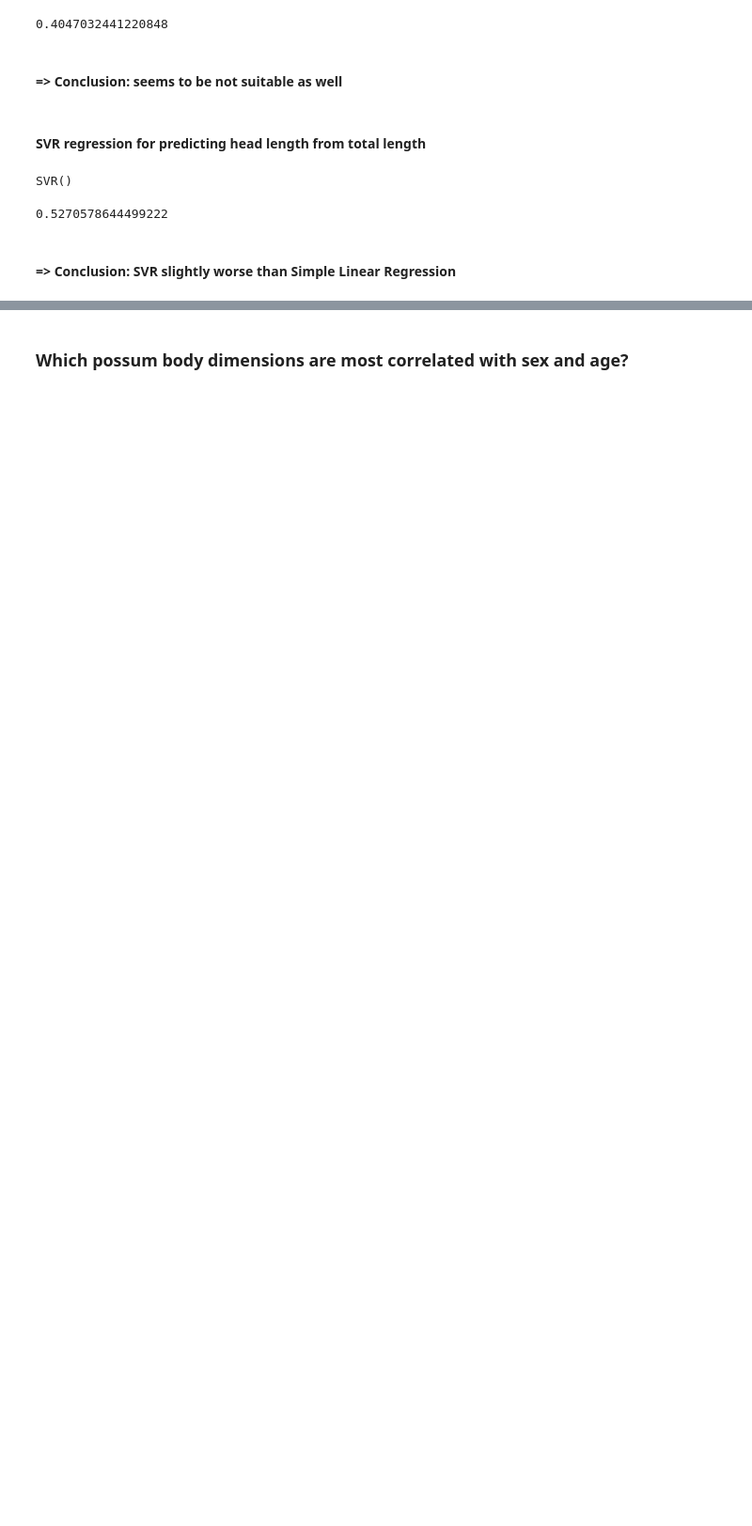
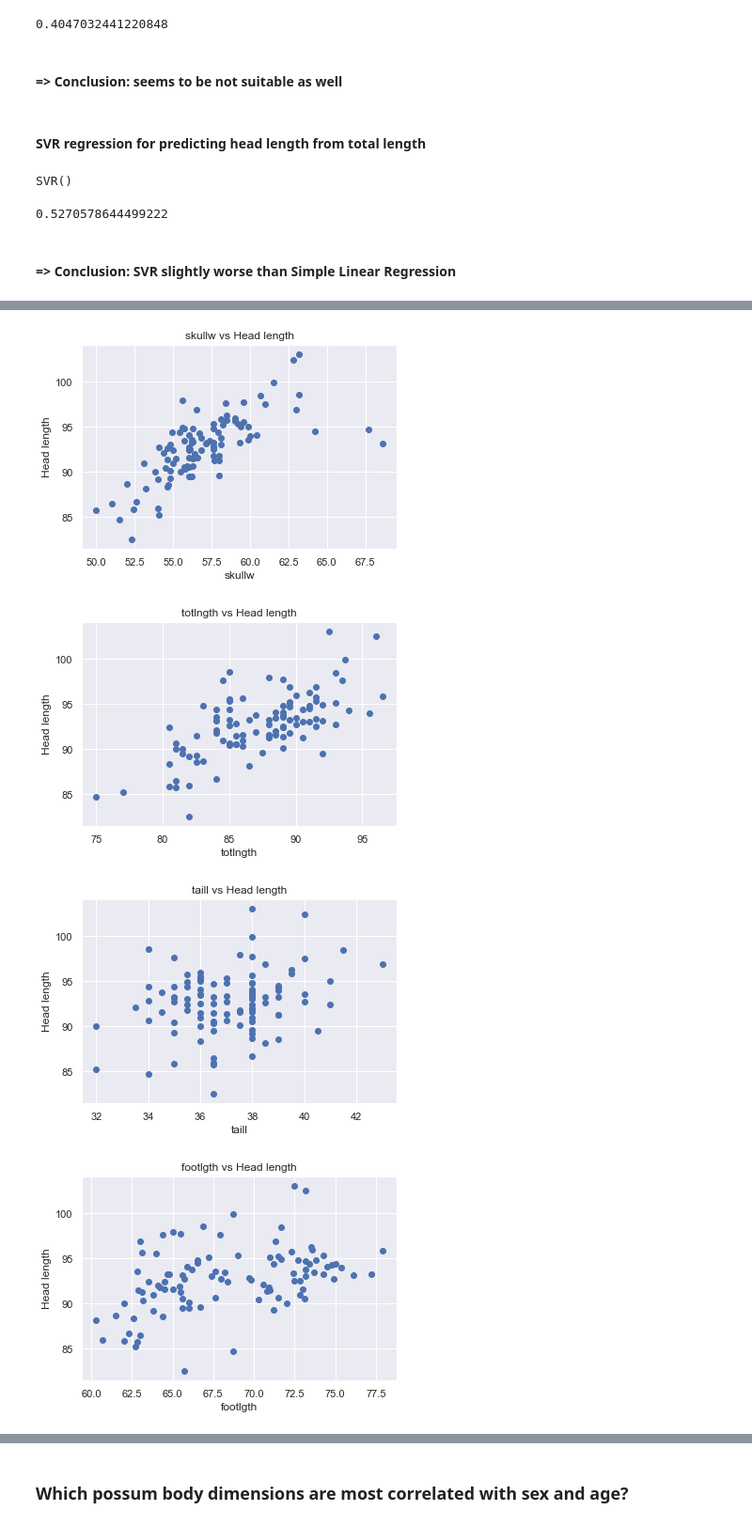
Before and after one commit to manuelarink/possum, a Jupyter notebook: research/01_exploratory_data_analysis/eda_possum.ipynb, the cells around one changed output, grey strips where cells are left out. Shown at 94% size. Cells and saved outputs as stored; diff of their text form; code cells hidden in the pictures; blank space fills up the shorter version.

```diff
--- a/research/01_exploratory_data_analysis/eda_possum.ipynb
+++ b/research/01_exploratory_data_analysis/eda_possum.ipynb
@@ -316,0 +346,12 @@ print(r2_score(sc_y.inverse_transform(y_test), y_pred))
+# %%
+for i in range(6, 14):
+    plot = plt.scatter(possum.iloc[:, i].values, possum.iloc[:, 5])
+    plt.title(f'{possum.columns[i]} vs Head length')
+    plt.xlabel(possum.columns[i])
+    plt.ylabel('Head length')
+    plt.show()
+# %% [output]
+[figure, added]
+[figure, added]
+[figure, added]
+[figure, added]
```
Also changed, not shown: parts of 12 cells of this notebook, 3 other files.
